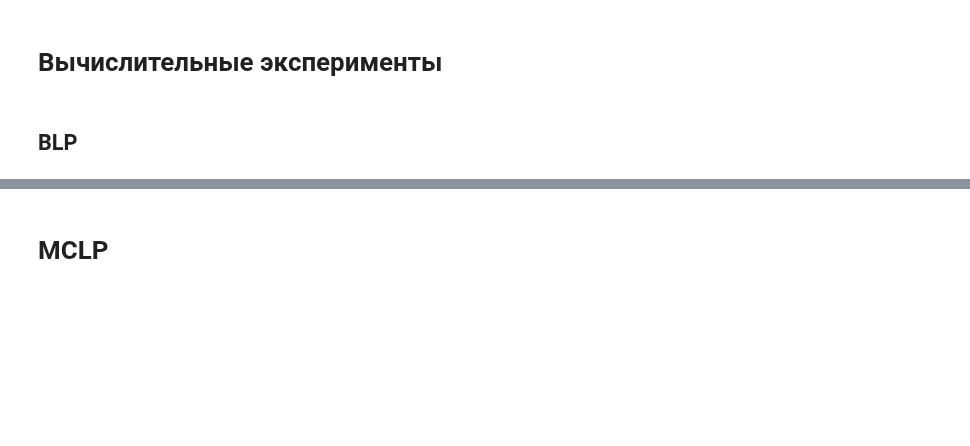
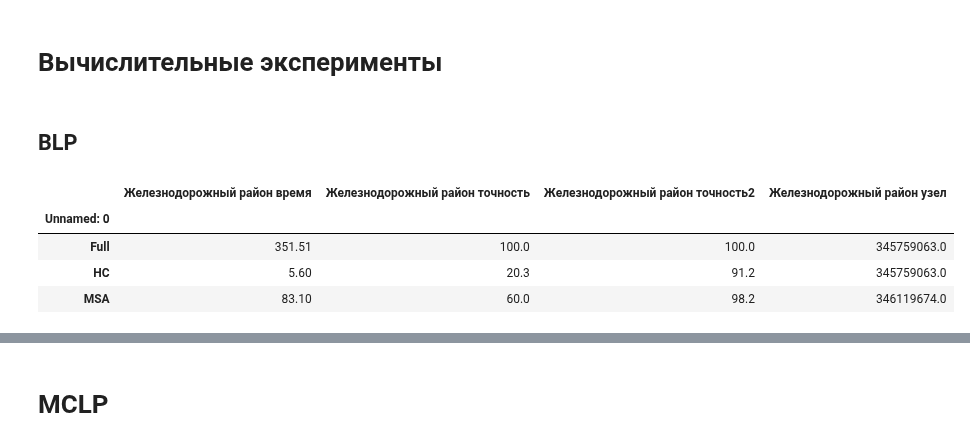
Before and after one commit to Obsidian-pb/genesis, a Jupyter notebook: work/genesis/dis_algorithms.ipynb, the cells around one changed output, grey strips where cells are left out. Drawn from its saved outputs; the diff is of its cells as text; code cells hidden in the pictures; blank space fills up the shorter version.

```diff
--- a/work/genesis/dis_algorithms.ipynb
+++ b/work/genesis/dis_algorithms.ipynb
@@ -225,4 +225,15 @@ from genesis.utils import TimeCheckPoint
 from fire_units.metrics import Demand
 # %% [markdown]
 ## BLP
+# %%
+# Из кэша
+tdfexisted = pd.read_csv('blp.csv')
+tdfexisted = tdfexisted.set_index('Unnamed: 0')
+tdfexisted
+# %% [output]
+|  | Железнодорожный район время | Железнодорожный район точность | Железнодорожный район точность2 | Железнодорожный район узел |
+| Unnamed: 0 |  |  |  |  |
+| Full | 351.51 | 100.0 | 100.0 | 345759063.0 |
+| HC | 5.60 | 20.3 | 91.2 | 345759063.0 |
+| MSA | 83.10 | 60.0 | 98.2 | 346119674.0 |
 # %%
```
Also changed, not shown: parts of 11 cells of this notebook, 9 other files.
